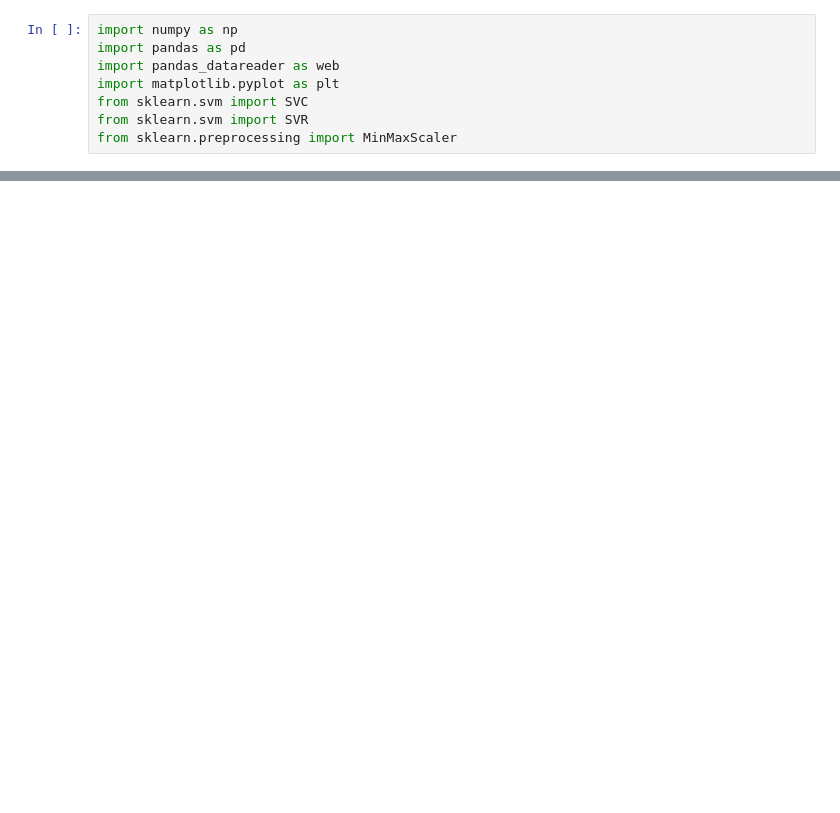
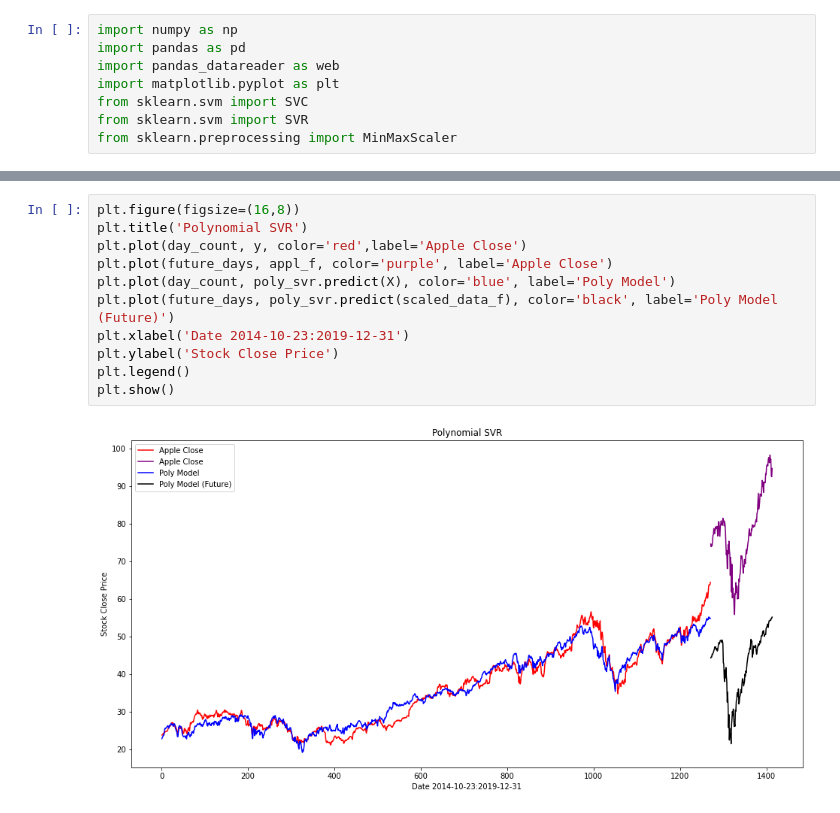
Before and after one commit to zlibutmatthew/Stock-Prediction-SVM, a Jupyter notebook: SVM_Stock_Prediction.ipynb, the cells around one changed output, grey strips where cells are left out. Drawn from its saved outputs; the diff is of its cells as text; blank space fills up the shorter version.

```diff
--- a/SVM_Stock_Prediction.ipynb
+++ b/SVM_Stock_Prediction.ipynb
@@ -281,0 +448,13 @@ plt.show()
+# %%
+plt.figure(figsize=(16,8))
+plt.title('Polynomial SVR')
+plt.plot(day_count, y, color='red',label='Apple Close')
+plt.plot(future_days, appl_f, color='purple', label='Apple Close')
+plt.plot(day_count, poly_svr.predict(X), color='blue', label='Poly Model')
+plt.plot(future_days, poly_svr.predict(scaled_data_f), color='black', label='Poly Model (Future)')
+plt.xlabel('Date 2014-10-23:2019-12-31')
+plt.ylabel('Stock Close Price')
+plt.legend()
+plt.show()
+# %% [output]
+[figure, added]
```
Also changed, not shown: parts of 63 cells of this notebook.
